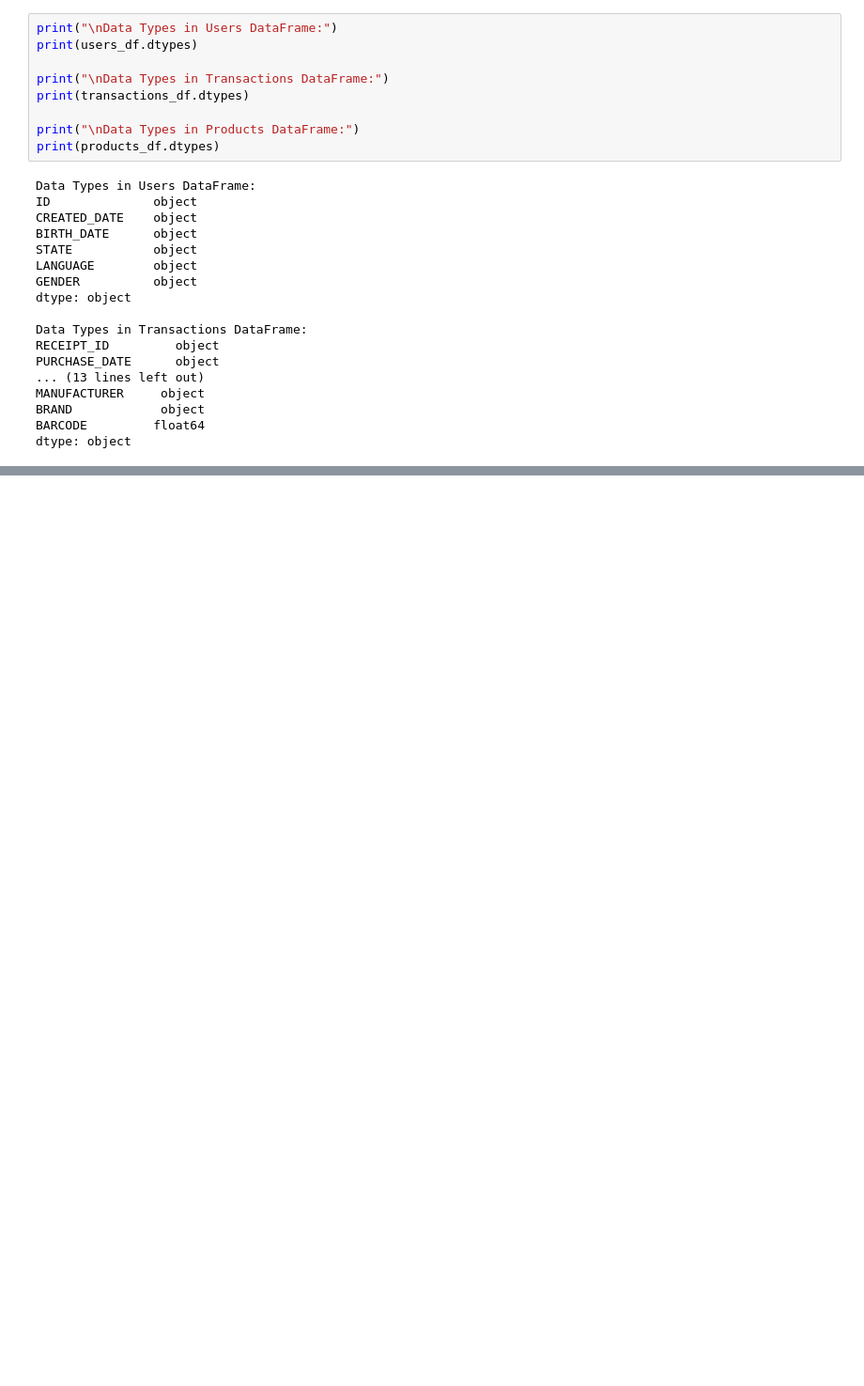
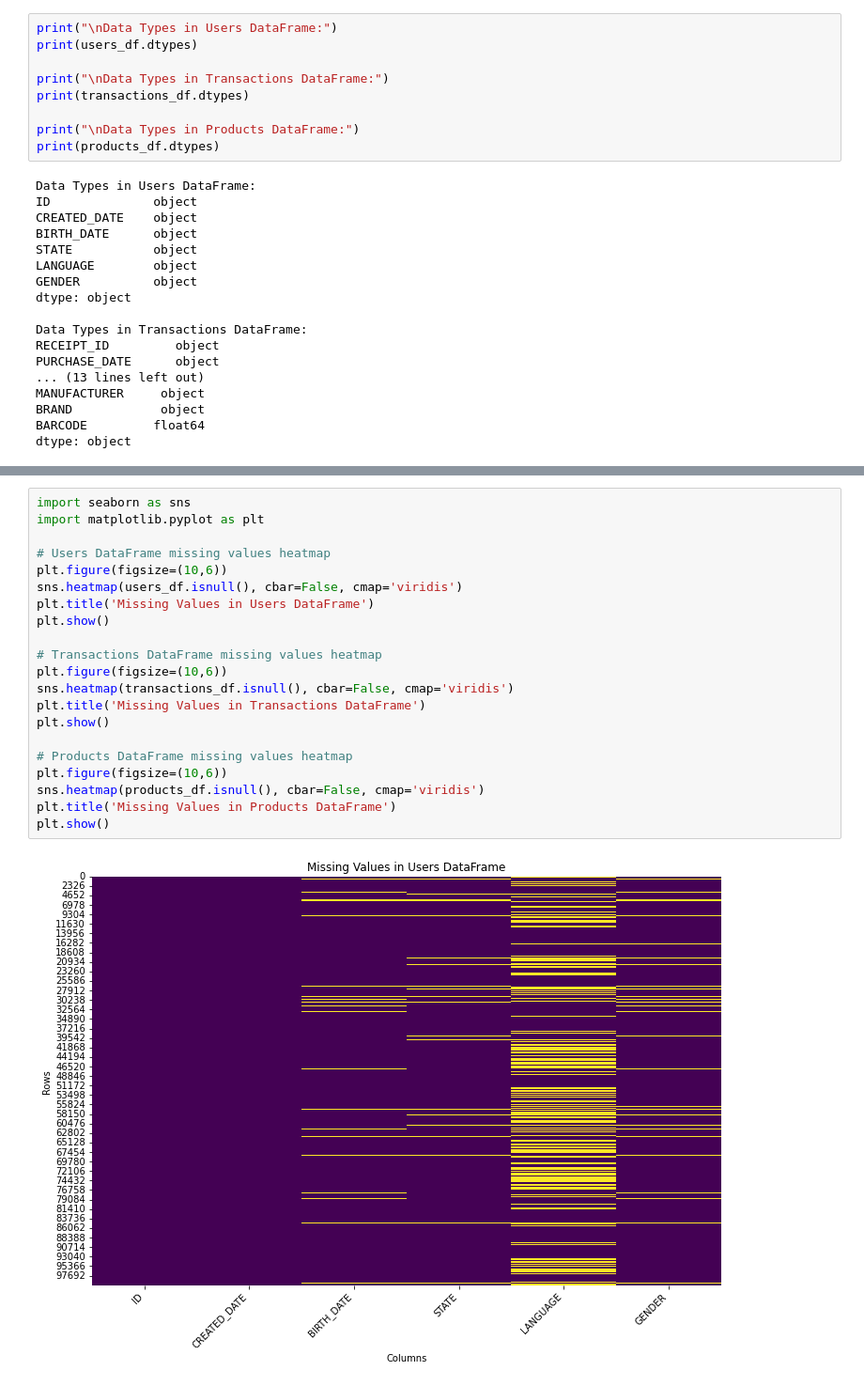
Before and after one commit to Venkatshrinithi/Shrinithi-Venkataachalam, a Jupyter notebook: notebooks/data_exploration.ipynb, the cells around one changed output, grey strips where cells are left out. Shown at 94% size. Cells and saved outputs as stored; diff of their text form; blank space fills up the shorter version.

```diff
--- a/notebooks/data_exploration.ipynb
+++ b/notebooks/data_exploration.ipynb
@@ -101,0 +230,23 @@ dtype: object
+# %%
+import seaborn as sns
+import matplotlib.pyplot as plt
+
+# Users DataFrame missing values heatmap
+plt.figure(figsize=(10,6))
+sns.heatmap(users_df.isnull(), cbar=False, cmap='viridis')
+plt.title('Missing Values in Users DataFrame')
+plt.show()
+
+# Transactions DataFrame missing values heatmap
+plt.figure(figsize=(10,6))
+sns.heatmap(transactions_df.isnull(), cbar=False, cmap='viridis')
+plt.title('Missing Values in Transactions DataFrame')
+plt.show()
+
+# Products DataFrame missing values heatmap
+plt.figure(figsize=(10,6))
+sns.heatmap(products_df.isnull(), cbar=False, cmap='viridis')
+plt.title('Missing Values in Products DataFrame')
+plt.show()
+# %% [output]
+[figure, added]
```
Also changed, not shown: parts of 33 cells of this notebook.
